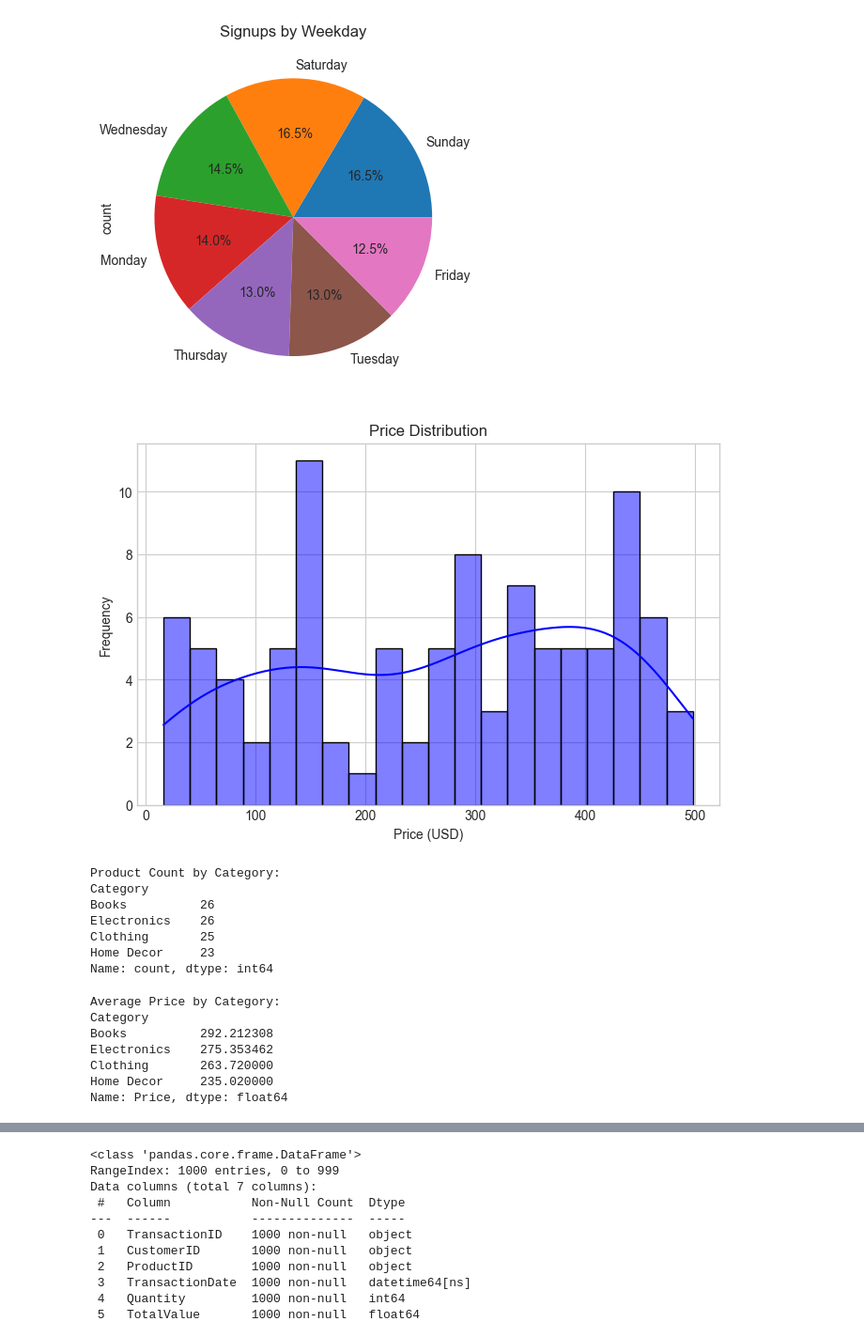
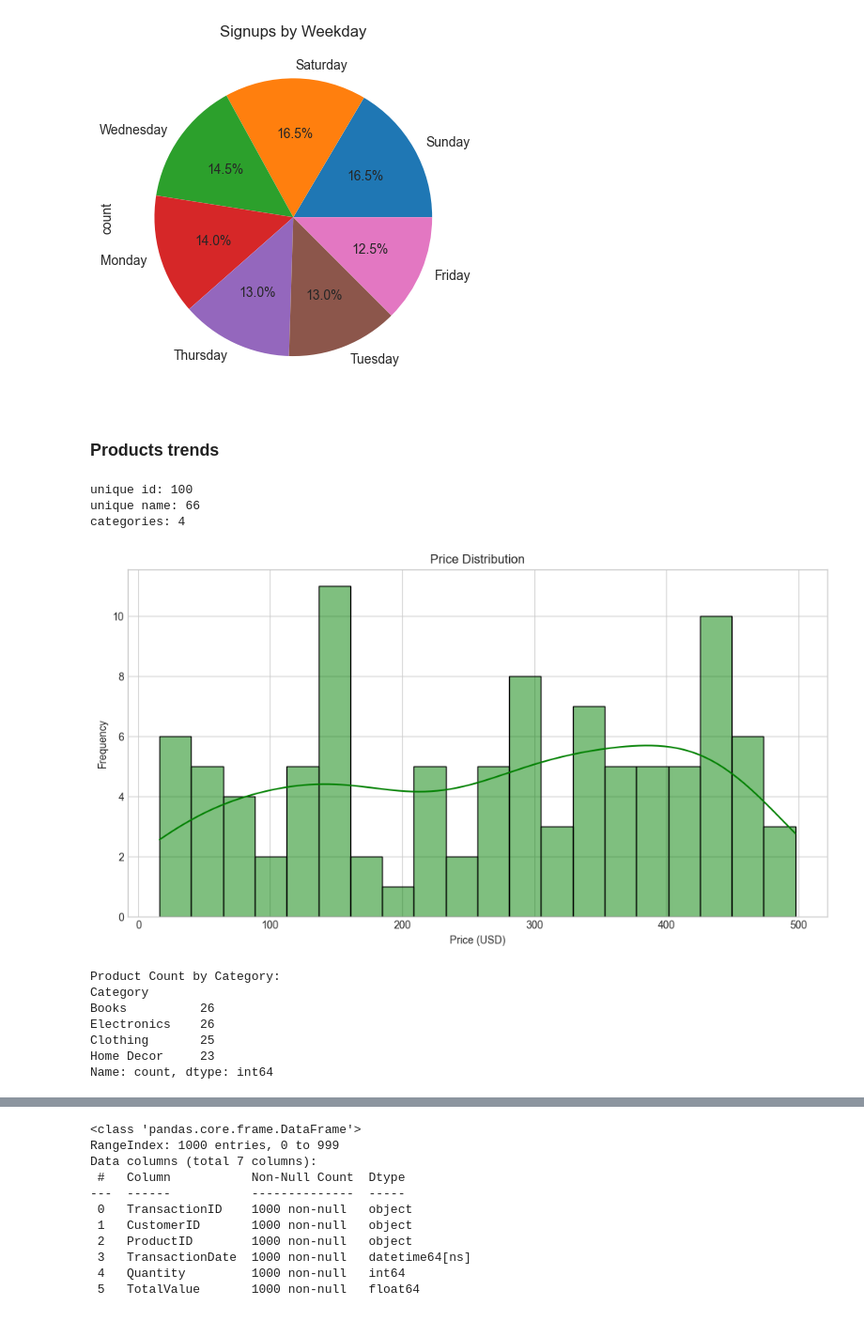
Before and after one commit to jaybo-6/eComm-txn, a Jupyter notebook: eda.ipynb, the cells around one changed output, grey strips where cells are left out. Shown at 94% size. Drawn from its saved outputs; the diff is of its cells as text; code cells hidden in the pictures.

```diff
--- a/eda.ipynb
+++ b/eda.ipynb
@@ -194,16 +198,31 @@ weekday_counts.plot(kind='pie', title="Signups by Weekday", autopct='%1.1f%%')
 plt.show()
 # %% [output]
 [figure]
+# %% [markdown]
+### Products trends
+# %%
+unique_product_ids = products['ProductID'].nunique()
+unique_product_names = products['ProductName'].nunique()
+unique_cat = products['Category'].nunique()
+
+
+print("unique id:", unique_product_ids)
+print("unique name:", unique_product_names)
+print("categories:", unique_cat)
+# %% [output]
+unique id: 100
+unique name: 66
+categories: 4
 # %%
 # Plotting the price distribution
-plt.figure(figsize=(8, 5))
-sns.histplot(products['Price'], bins=20, kde=True, color='blue')
+plt.figure(figsize=(12,6))
+sns.histplot(products['Price'], bins=20, kde=True, color='green')
 plt.title("Price Distribution")
 plt.xlabel("Price (USD)")
 plt.ylabel("Frequency")
 plt.show()
 # %% [output]
-[figure, old version]
+[figure, new version]
 # %%
 category_counts = products['Category'].value_counts()
 print("Product Count by Category:")
@@ -216,15 +235,3 @@ Electronics    26
 Clothing       25
 Home Decor     23
 Name: count, dtype: int64
-# %%
-avg_price_by_category = products.groupby('Category')['Price'].mean().sort_values(ascending=False)
-print("Average Price by Category:")
-print(avg_price_by_category)
-# %% [output]
-Average Price by Category:
-Category
-Books          292.212308
-Electronics    275.353462
-Clothing       263.720000
-Home Decor     235.020000
-Name: Price, dtype: float64
```
Also changed, not shown: parts of 24 cells of this notebook.
